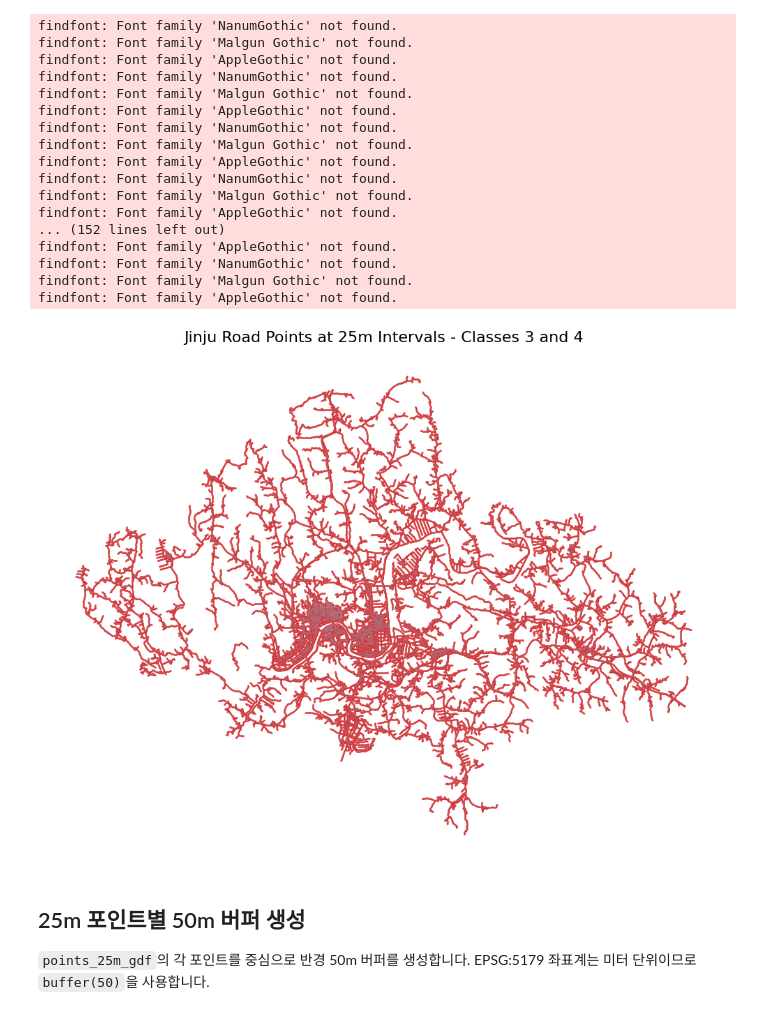
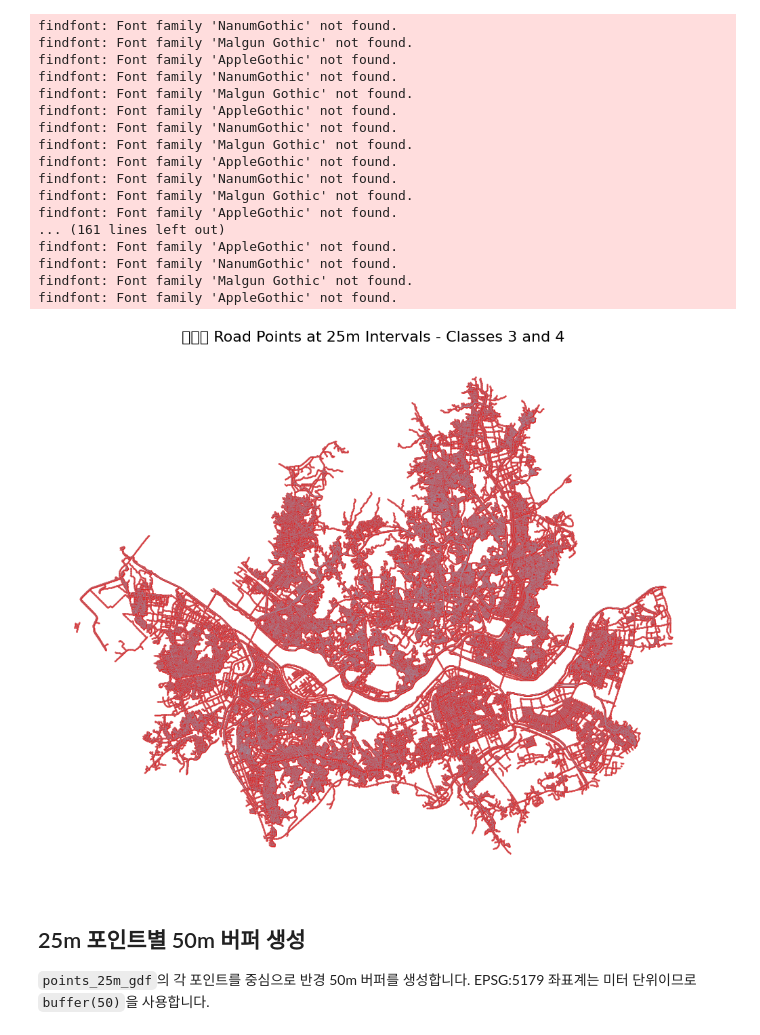
Before and after one commit to chan1945/SilverWalk_Data, a Jupyter notebook: 데이터결합.ipynb, the cells around one changed output. Cells and saved outputs as stored; diff of their text form; code cells hidden in the pictures.

```diff
--- a/데이터결합.ipynb
+++ b/데이터결합.ipynb
@@ -47,7 +59,7 @@ display(roads.head())
 # %%
-jinju_all_roads, jinju_roads = filter_jinju_roads(roads)
-summary = make_road_summary(jinju_all_roads, jinju_roads)
+target_all_roads, target_roads = filter_target_roads(roads)
+summary = make_road_summary(target_all_roads, target_roads)
 
 display(summary)
-display(jinju_roads["ROA_CLS_SE"].value_counts().sort_index().rename("도로 클래스별 구간 수"))
-display(jinju_roads[["SIG_CD", "RN", "RN_CD", "ROAD_LT", "ROAD_BT", "ROA_CLS_SE", "geometry"]].head())
+display(target_roads["ROA_CLS_SE"].value_counts().sort_index().rename("도로 클래스별 구간 수"))
+display(target_roads[["SIG_CD", "RN", "RN_CD", "ROAD_LT", "ROAD_BT", "ROA_CLS_SE", "geometry"]].head())
@@ -91,7 +120,7 @@ findfont: Font family 'AppleGothic' not found.
 
 현재 도로 데이터 좌표계는 EPSG:5179이므로 거리 단위는 미터입니다. 아래 코드는 도로 클래스 `3: 로`, `4: 길` 라인 위에 25m 간격 포인트를 생성합니다.
 # %%
-points_25m_gdf = create_road_points(jinju_roads, distance=POINT_INTERVAL_M)
+points_25m_gdf = create_road_points(target_roads, distance=POINT_INTERVAL_M)
 
 print(f"생성된 25m 간격 포인트 수: {len(points_25m_gdf):,}")
 display(points_25m_gdf.head())
@@ -98,7 +135,7 @@ display(points_25m_gdf.head())
 # %%
 fig, ax = plt.subplots(figsize=(10, 10))
 
-jinju_roads.plot(
+target_roads.plot(
     ax=ax,
     linewidth=0.35,
     color="#94a3b8",
@@ -107,36 +144,36 @@ jinju_roads.plot(
 
 points_25m_gdf.plot(
     ax=ax,
     markersize=0.25,
     color="#dc2626",
     alpha=0.75,
 )
 
-ax.set_title("Jinju Road Points at 25m Intervals - Classes 3 and 4", fontsize=16, pad=12)
+ax.set_title(f"{TARGET_REGION_NAME} Road Points at 25m Intervals - Classes 3 and 4", fontsize=16, pad=12)
 ax.set_axis_off()
 ax.set_aspect("equal")
 
 plt.tight_layout()
 plt.show()
 # %% [output]
 findfont: Font family 'NanumGothic' not found.
 findfont: Font family 'Malgun Gothic' not found.
 findfont: Font family 'AppleGothic' not found.
 findfont: Font family 'NanumGothic' not found.
 findfont: Font family 'Malgun Gothic' not found.
 findfont: Font family 'AppleGothic' not found.
 findfont: Font family 'NanumGothic' not found.
 findfont: Font family 'Malgun Gothic' not found.
 findfont: Font family 'AppleGothic' not found.
 findfont: Font family 'NanumGothic' not found.
 findfont: Font family 'Malgun Gothic' not found.
 findfont: Font family 'AppleGothic' not found.
-... (152 lines left out)
+... (161 lines left out)
 findfont: Font family 'AppleGothic' not found.
 findfont: Font family 'NanumGothic' not found.
 findfont: Font family 'Malgun Gothic' not found.
 findfont: Font family 'AppleGothic' not found.
-[figure, old version]
+[figure, new version]
 # %% [markdown]
 ## 25m 포인트별 50m 버퍼 생성
 
```
Also changed, not shown: parts of 11 cells of this notebook, 6 other files.
